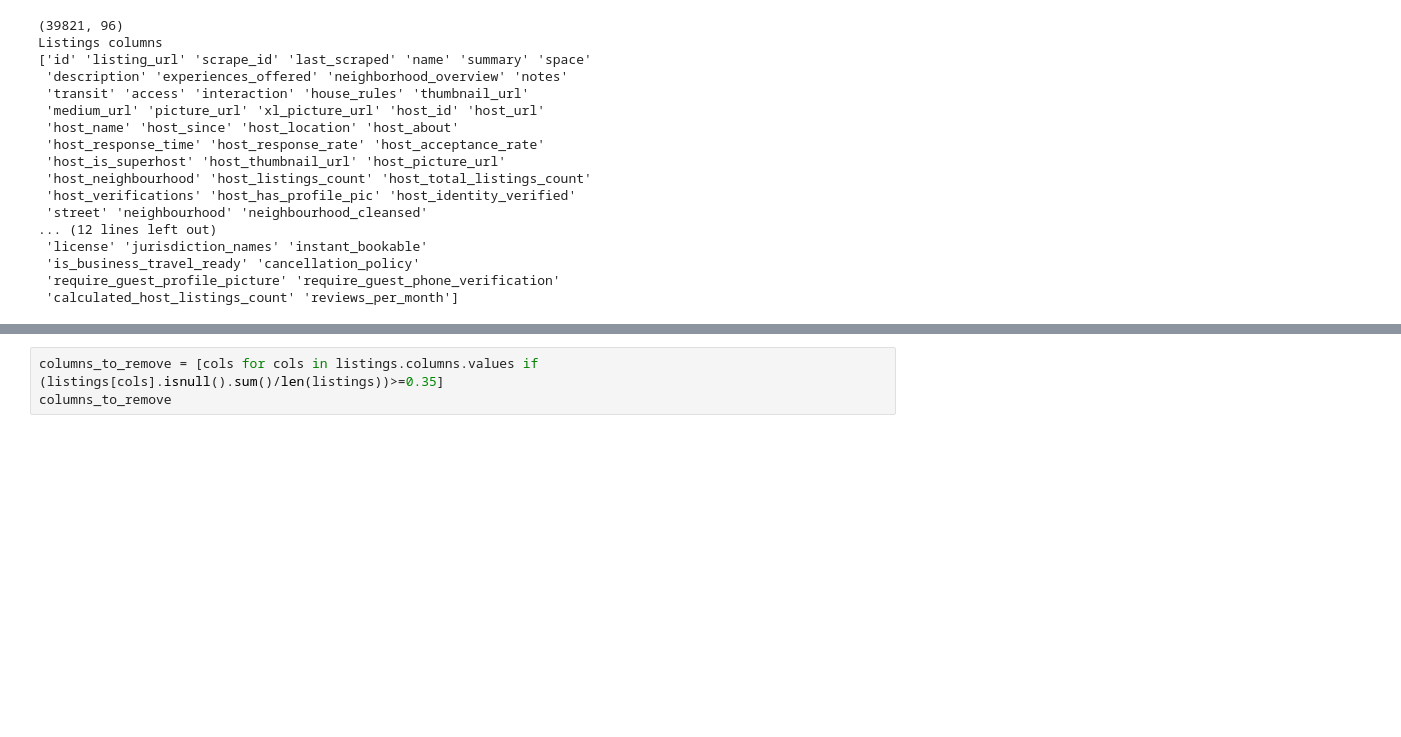
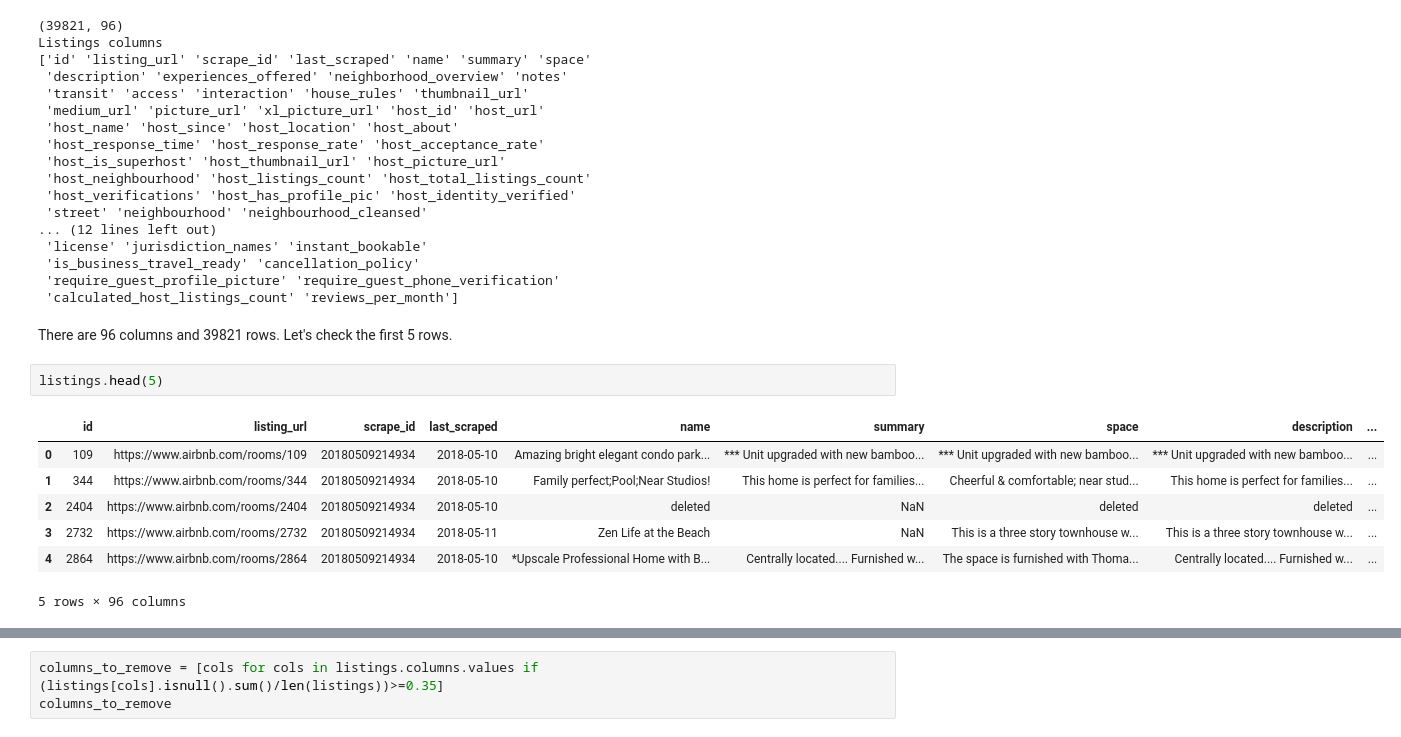
Before and after one commit to abdullahtk/DSND, a Jupyter notebook: Blog post (Airbnb data)/source/Airbnb_Los_Angeles.ipynb, the cells around one changed output, grey strips where cells are left out. Saved outputs shown, nothing was run; the diff lists cells and outputs as text; blank space fills up the shorter version.

```diff
--- a/Blog post (Airbnb data)/source/Airbnb_Los_Angeles.ipynb
+++ b/Blog post (Airbnb data)/source/Airbnb_Los_Angeles.ipynb
@@ -39,3 +53,15 @@ Listings columns
  'is_business_travel_ready' 'cancellation_policy'
  'require_guest_profile_picture' 'require_guest_phone_verification'
  'calculated_host_listings_count' 'reviews_per_month']
+# %% [markdown]
+There are 96 columns and 39821 rows. Let's check the first 5 rows.
+# %%
+listings.head(5)
+# %% [output]
+|  | id | listing_url | scrape_id | last_scraped | name | summary | space | description | ... |
+| 0 | 109 | https://www.airbnb.com/rooms/109 | 20180509214934 | 2018-05-10 | Amazing bright elegant condo park... | *** Unit upgraded with new bamboo... | *** Unit upgraded with new bamboo... | *** Unit upgraded with new bamboo... | ... |
+| 1 | 344 | https://www.airbnb.com/rooms/344 | 20180509214934 | 2018-05-10 | Family perfect;Pool;Near Studios! | This home is perfect for families... | Cheerful & comfortable; near stud... | This home is perfect for families... | ... |
+| 2 | 2404 | https://www.airbnb.com/rooms/2404 | 20180509214934 | 2018-05-10 | deleted | NaN | deleted | deleted | ... |
+| 3 | 2732 | https://www.airbnb.com/rooms/2732 | 20180509214934 | 2018-05-11 | Zen Life at the Beach | NaN | This is a three story townhouse w... | This is a three story townhouse w... | ... |
+| 4 | 2864 | https://www.airbnb.com/rooms/2864 | 20180509214934 | 2018-05-10 | *Upscale Professional Home with B... | Centrally located.... Furnished w... | The space is furnished with Thoma... | Centrally located.... Furnished w... | ... |
+5 rows × 96 columns
```
Also changed, not shown: parts of 58 cells of this notebook, 2 other files.
